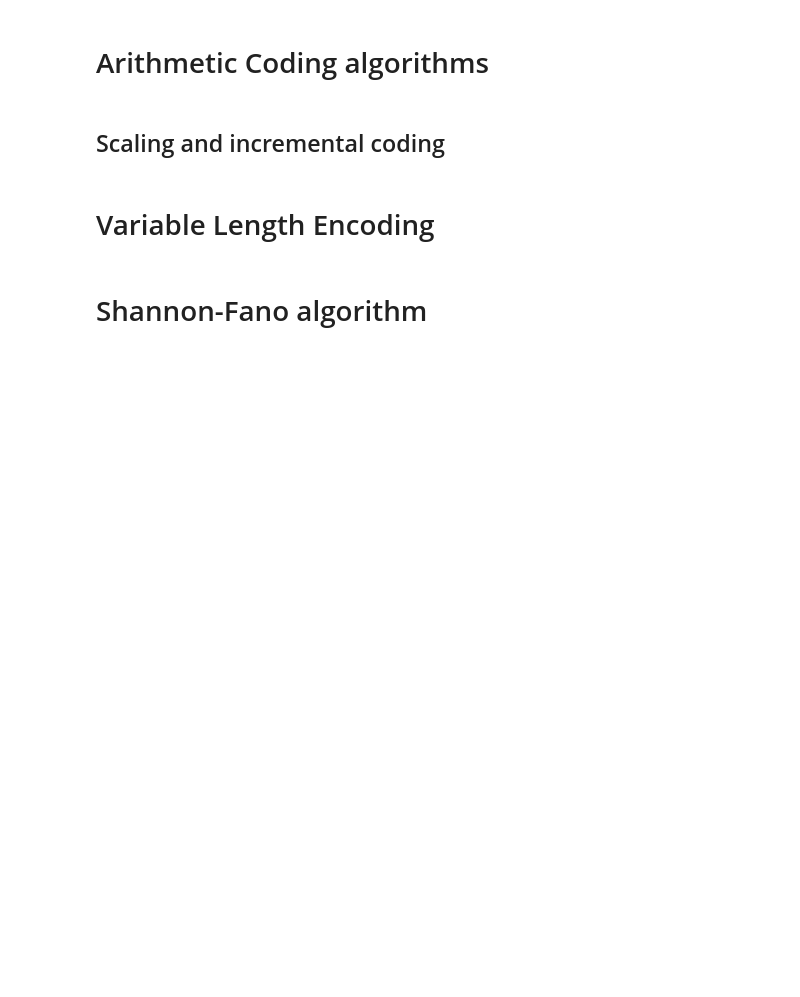
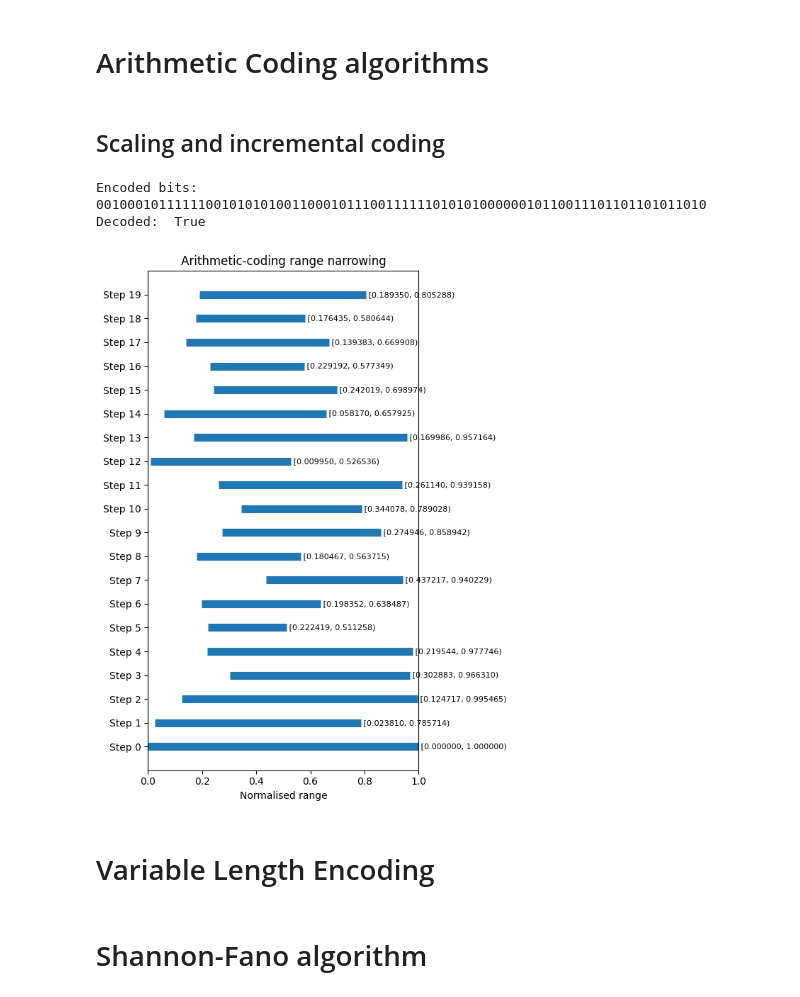
Before and after one commit to tuguldur102/linear_programming, a Jupyter notebook: multimedia_algorithms/Lossless_algorithms.ipynb, the cells around one changed output. Saved outputs shown, nothing was run; the diff lists cells and outputs as text; code cells hidden in the pictures; blank space fills up the shorter version.

```diff
--- a/multimedia_algorithms/Lossless_algorithms.ipynb
+++ b/multimedia_algorithms/Lossless_algorithms.ipynb
@@ -15,3 +142,45 @@ import networkx as nx
+# %%
+txt = "Tuguldur Bayarsaikhan"
+
+bitstream, symbols, model = arithmetic_encode(txt)
+print("Encoded bits:", bitstream)
+
+recovered = arithmetic_decode(bitstream, len(txt), model)
+print("Decoded: ", recovered == txt)
+# %% [output]
+Encoded bits: 001000101111110010101010011000101110011111101010100000010110011101101101011010
+Decoded:  True
+# %%
+def plot_ranges(history, max_steps=25):
+    # хамгийн сүүлийн түүхийг авах
+    show = history[:max_steps]
+
+    xs = [(lo / MAX_RANGE, hi / MAX_RANGE) for lo, hi in show]
+
+    fig, ax = plt.subplots(figsize=(6, 0.4 * len(xs)))
+
+    for i, (lo, hi) in enumerate(xs[::-1]):
+
+        ax.hlines(i, lo, hi, linewidth=8)
+
+        ax.text(hi, i, f" [{lo:.6f}, {hi:.6f})",
+                fontsize=8, va="center")
+
+    ax.set_ylim(-1, len(xs))
+    ax.set_yticks(range(len(xs))[::-1], labels=[f"Step {k}" for k in range(len(xs))])
+    ax.set_xlim(0, 1)
+    ax.set_xlabel("Normalised range")
+    ax.set_title("Arithmetic-coding range narrowing")
+    ax.invert_yaxis()
+    plt.tight_layout()
+    plt.show()
+# %%
+bits, symbols, model = arithmetic_encode(txt)
+# print("encoded bits:", bits)
+
+plot_ranges(history, max_steps=20)
+# %% [output]
+[figure, added]
 # %% [markdown]
 # Variable Length Encoding
 # %% [markdown]
```
Also changed, not shown: parts of 13 cells of this notebook.
